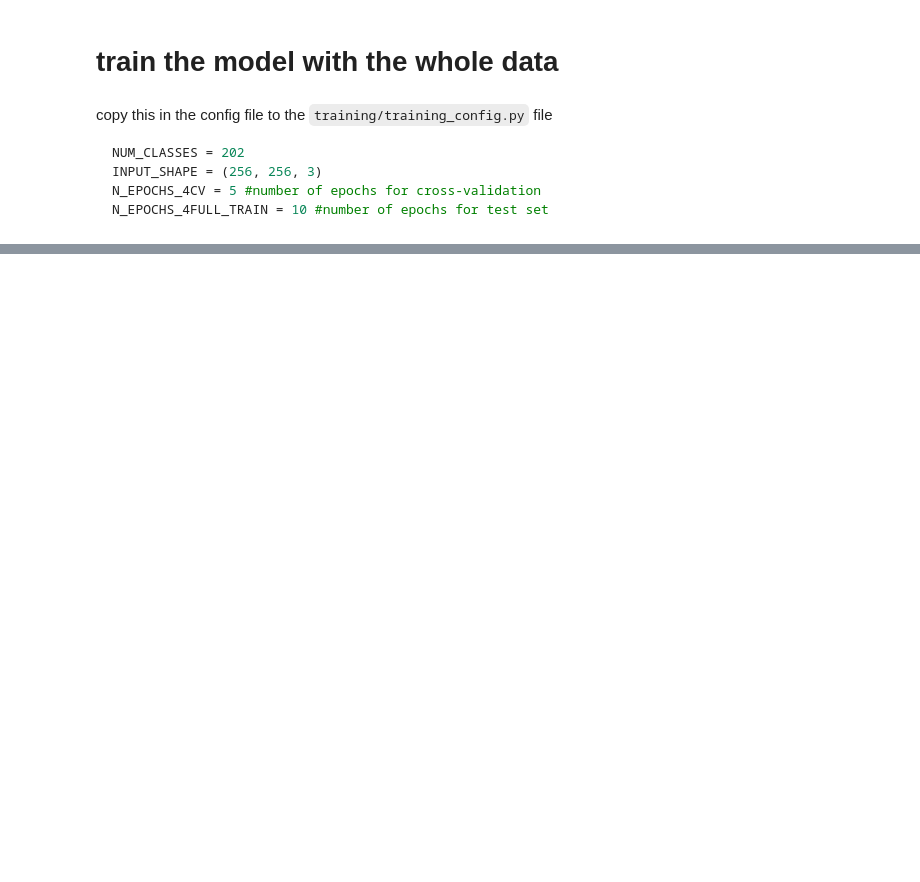
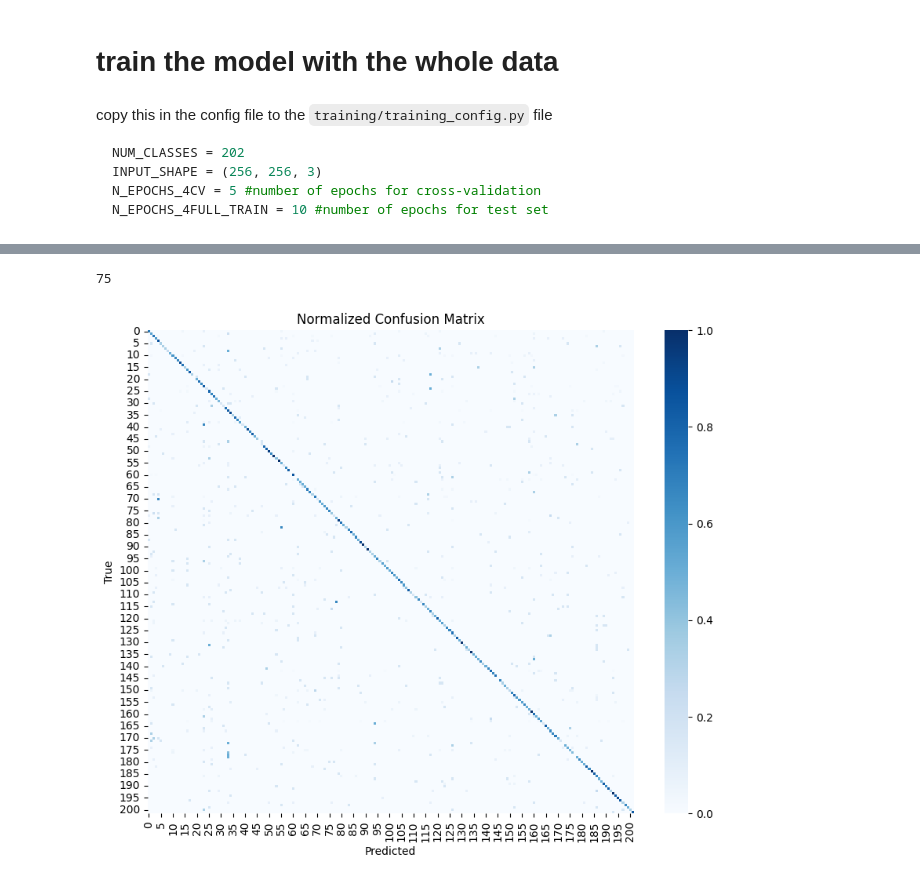
Before and after one commit to LeonardoDiCaterina/DL, a Jupyter notebook: notebooks/colab_trainig_routine.ipynb, the cells around one changed output, grey strips where cells are left out. Saved outputs shown, nothing was run; the diff lists cells and outputs as text; code cells hidden in the pictures; blank space fills up the shorter version.

Commit message:
colab_trainig_routine run on colab

```diff
--- a/notebooks/colab_trainig_routine.ipynb
+++ b/notebooks/colab_trainig_routine.ipynb
@@ -110,17 +157,16 @@ Found 1917 files belonging to 202 classes.
 # %%
-from functools import reduce
 from training.model_selection_utils import build_model
-
-from tf.keras.optimizers import Adam
-from tf.keras.callbacks import EarlyStopping
+from data_preprocessing.public import unify_and_rebatch
 
 def train_best_model(train_folds, test_data,configuration, input_shape = (256, 256, 3) , num_classes = 202 ,
-                      epochs=10):
+                      epochs=5):
 
     model_name, freeze_until, dense_layers, learning_rate = configuration
 
     # Combine all folds into one dataset
-    full_train_ds = reduce(lambda x, y: x.concatenate(y), train_folds)
+    full_train_ds = unify_and_rebatch(train_folds,batch_size= 50)
+
+    # Cache and prefetch the dataset
     full_train_ds = full_train_ds.cache().prefetch(tf.data.AUTOTUNE)
 
     # Build model with best configuration
@@ -197,35 +258,38 @@ plot_history(best_history)
 # %%
 import numpy as np
-import matplotlib.pyplot as plt
 import seaborn as sns
 from sklearn.metrics import confusion_matrix
 import tqdm
 
 def plot_confusion_matrix_from_dataset_with_class_names(model, test_dataset):
     """
     Generates and plots a confusion matrix using class names from the dataset.
 
     Args:
         model: A trained TensorFlow Keras model.
         test_dataset: A TensorFlow PrefetchDataset with a 'class_names' attribute.
     """
     if not hasattr(test_dataset, 'class_names'):
         raise AttributeError("The test_dataset must have a 'class_names' attribute.")
 
     #class_names = test_dataset.class_names
     y_true = []
     y_pred = []
     print(len(test_dataset))
-    for images, labels in tqdm(test_dataset, desc="Predicting"):
+    # Use tqdm.tqdm to create a progress bar
+    for images, labels in tqdm.tqdm(test_dataset, desc="Predicting"):
         y_true.extend(np.argmax(labels.numpy(), axis=1))
         y_pred.extend(np.argmax(model.predict(images, verbose=0), axis=1))
     cm = confusion_matrix(y_true, y_pred)
     normalized_cm = cm.astype('float') / cm.sum(axis=1)[:, np.newaxis]
     plt.figure(figsize=(10, 8))
     sns.heatmap(normalized_cm, annot=False, fmt='.2f', cmap='Blues')
     plt.xlabel('Predicted')
     plt.ylabel('True')
     plt.title('Normalized Confusion Matrix')
     plt.show()
 
 plot_confusion_matrix_from_dataset_with_class_names(best_model, test_ds)
+# %% [output]
+75
+[figure, added]
```
Also changed, not shown: parts of 15 cells of this notebook.
